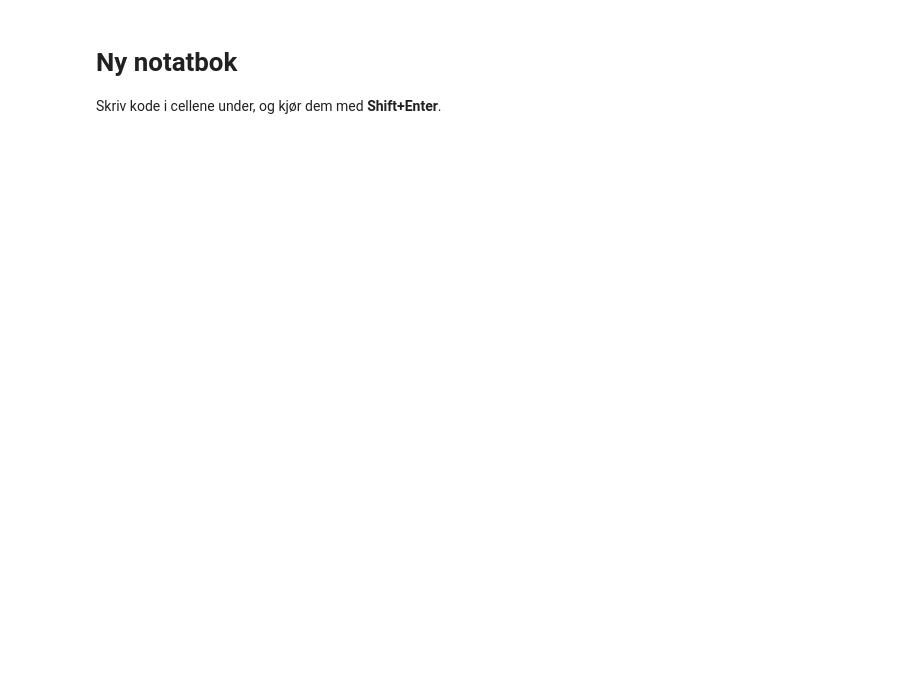
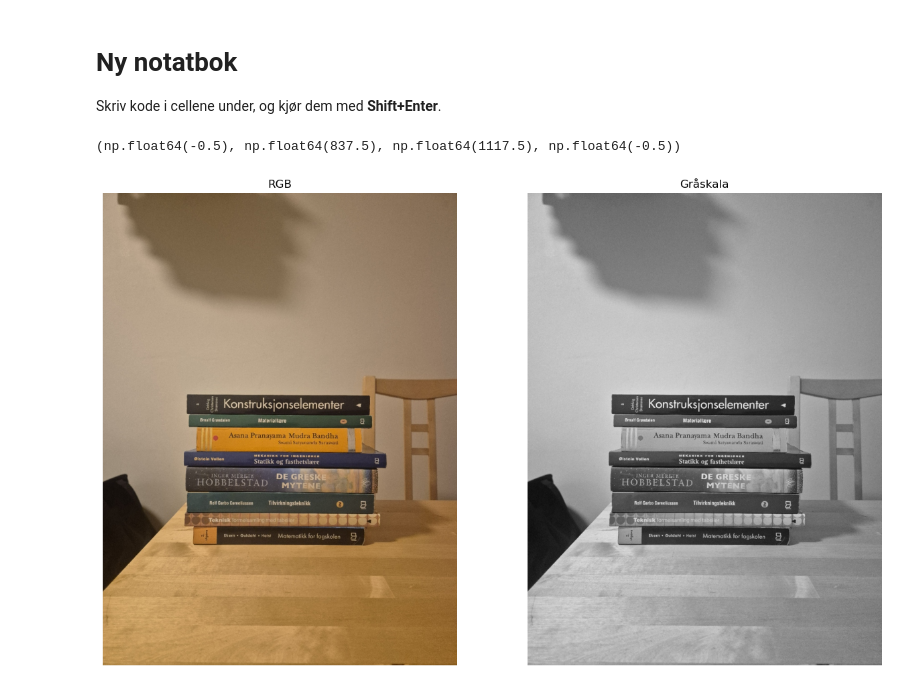
Before and after one commit to stormosdal-hub/Fargelab, a Jupyter notebook: skript/bokstabel.ipynb, the cells around one changed output. Cells and saved outputs as stored; diff of their text form; code cells hidden in the pictures; blank space fills up the shorter version.

```diff
--- a/skript/bokstabel.ipynb
+++ b/skript/bokstabel.ipynb
@@ -2,3 +2,40 @@
 # Ny notatbok
 
 Skriv kode i cellene under, og kjør dem med **Shift+Enter**.
+# %%
+from pathlib import Path
+
+import cv2
+import numpy as np
+import matplotlib.pyplot as plt
+
+from ipywidgets import interact
+import fargelab
+
+IMAGE_NAME = 'stack_1.jpg'
+# IMAGE_NAME = 'stack_2.jpg'
+# IMAGE_NAME = 'stack_3.jpg'
+# IMAGE_NAME = 'stack_4.jpg'
+# IMAGE_NAME = 'stack_5.jpg'
+# IMAGE_NAME = 'stack_6.jpg'
+# IMAGE_NAME = 'stack_7.jpg'
+# IMAGE_NAME = 'stack_8.jpg'
+
+# Styrke på fargeendring for å detektere en bok
+EDGE_STRENGTH_THRESHOLD = 100
+# Grenseverdi for horisontal lengde på kanten mellom to bøker
+MIN_EDGE_LENGTH_PX = 120
+# Minimums tykkelse for en bok.
+MIN_BOOK_THICKNESS_PX = 15
+
+image       = cv2.imread(IMAGE_NAME)
+img_gray    = cv2.cvtColor(image, cv2.COLOR_BGR2GRAY)
+
+
+# ==============================================================================================================
+plt.figure(figsize=[15, 10])
+plt.subplot(121); plt.imshow(cv2.cvtColor(image, cv2.COLOR_BGR2RGB)); plt.title("RGB"); plt.axis('off')
+plt.subplot(122); plt.imshow(img_gray, cmap='gray'); plt.title("Gråskala"); plt.axis('off')
+# %% [output]
+(np.float64(-0.5), np.float64(837.5), np.float64(1117.5), np.float64(-0.5))
+[figure, added]
```
Also changed, not shown: parts of 5 cells of this notebook, 27 other files.
